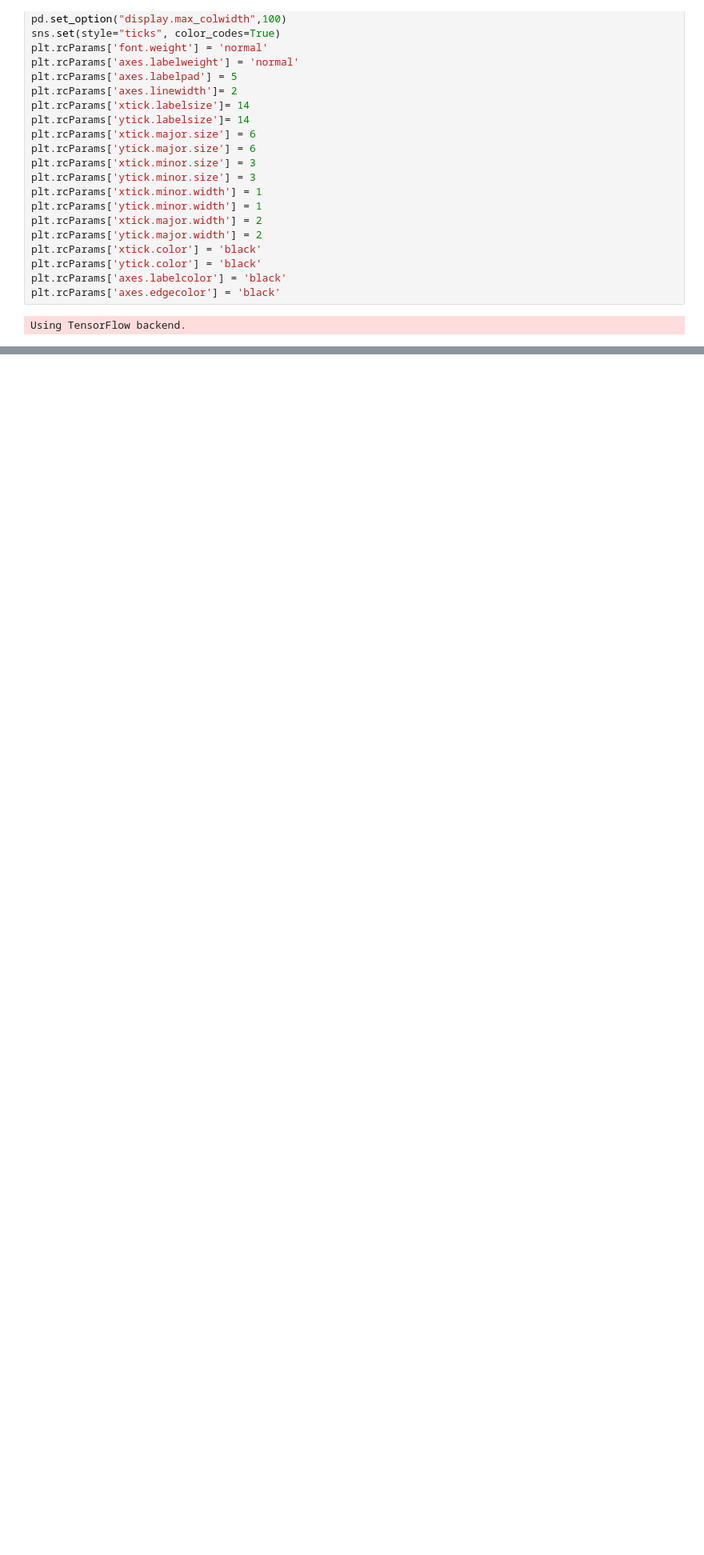
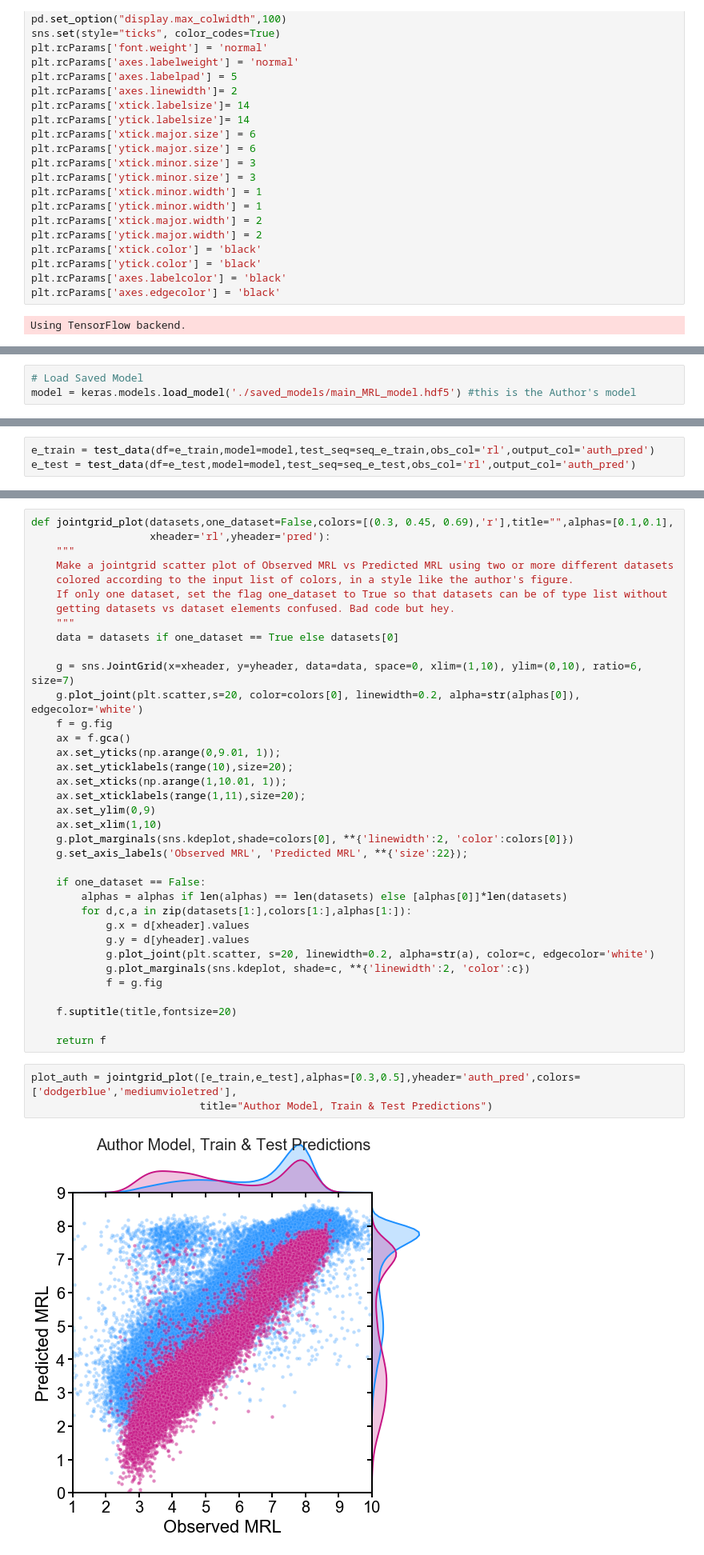
Before and after one commit to laueste/human_5utr_modeling, a Jupyter notebook: modeling/8_training_MRL_CNN_DistillationOffDiagonals.ipynb, the cells around one changed output, grey strips where cells are left out. Shown at 80% size. Saved outputs shown, nothing was run; the diff lists cells and outputs as text; blank space fills up the shorter version.

```diff
--- a/modeling/8_training_MRL_CNN_DistillationOffDiagonals.ipynb
+++ b/modeling/8_training_MRL_CNN_DistillationOffDiagonals.ipynb
@@ -52,0 +163,3 @@ Using TensorFlow backend.
+# %%
+# Load Saved Model
+model = keras.models.load_model('./saved_models/main_MRL_model.hdf5') #this is the Author's model
@@ -52,0 +182,3 @@ Using TensorFlow backend.
+# %%
+e_train = test_data(df=e_train,model=model,test_seq=seq_e_train,obs_col='rl',output_col='auth_pred')
+e_test = test_data(df=e_test,model=model,test_seq=seq_e_test,obs_col='rl',output_col='auth_pred')
@@ -52,0 +187,41 @@ Using TensorFlow backend.
+# %%
+def jointgrid_plot(datasets,one_dataset=False,colors=[(0.3, 0.45, 0.69),'r'],title="",alphas=[0.1,0.1],
+                   xheader='rl',yheader='pred'):
+    """
+    Make a jointgrid scatter plot of Observed MRL vs Predicted MRL using two or more different datasets
+    colored according to the input list of colors, in a style like the author's figure.
+    If only one dataset, set the flag one_dataset to True so that datasets can be of type list without
+    getting datasets vs dataset elements confused. Bad code but hey.
+    """
+    data = datasets if one_dataset == True else datasets[0]
+
+    g = sns.JointGrid(x=xheader, y=yheader, data=data, space=0, xlim=(1,10), ylim=(0,10), ratio=6, size=7)
+    g.plot_joint(plt.scatter,s=20, color=colors[0], linewidth=0.2, alpha=str(alphas[0]), edgecolor='white')
+    f = g.fig
+    ax = f.gca()
+    ax.set_yticks(np.arange(0,9.01, 1));
+    ax.set_yticklabels(range(10),size=20);
+    ax.set_xticks(np.arange(1,10.01, 1));
+    ax.set_xticklabels(range(1,11),size=20);
+    ax.set_ylim(0,9)
+    ax.set_xlim(1,10)
+    g.plot_marginals(sns.kdeplot,shade=colors[0], **{'linewidth':2, 'color':colors[0]})
+    g.set_axis_labels('Observed MRL', 'Predicted MRL', **{'size':22});
+
+    if one_dataset == False:
+        alphas = alphas if len(alphas) == len(datasets) else [alphas[0]]*len(datasets)
+        for d,c,a in zip(datasets[1:],colors[1:],alphas[1:]):
+            g.x = d[xheader].values
+            g.y = d[yheader].values
+            g.plot_joint(plt.scatter, s=20, linewidth=0.2, alpha=str(a), color=c, edgecolor='white')
+            g.plot_marginals(sns.kdeplot, shade=c, **{'linewidth':2, 'color':c})
+            f = g.fig
+
+    f.suptitle(title,fontsize=20)
+
+    return f
+# %%
+plot_auth = jointgrid_plot([e_train,e_test],alphas=[0.3,0.5],yheader='auth_pred',colors=['dodgerblue','mediumvioletred'],
+                           title="Author Model, Train & Test Predictions")
+# %% [output]
+[figure, added]
```
Also changed, not shown: parts of 20 cells of this notebook, 5 other files.
